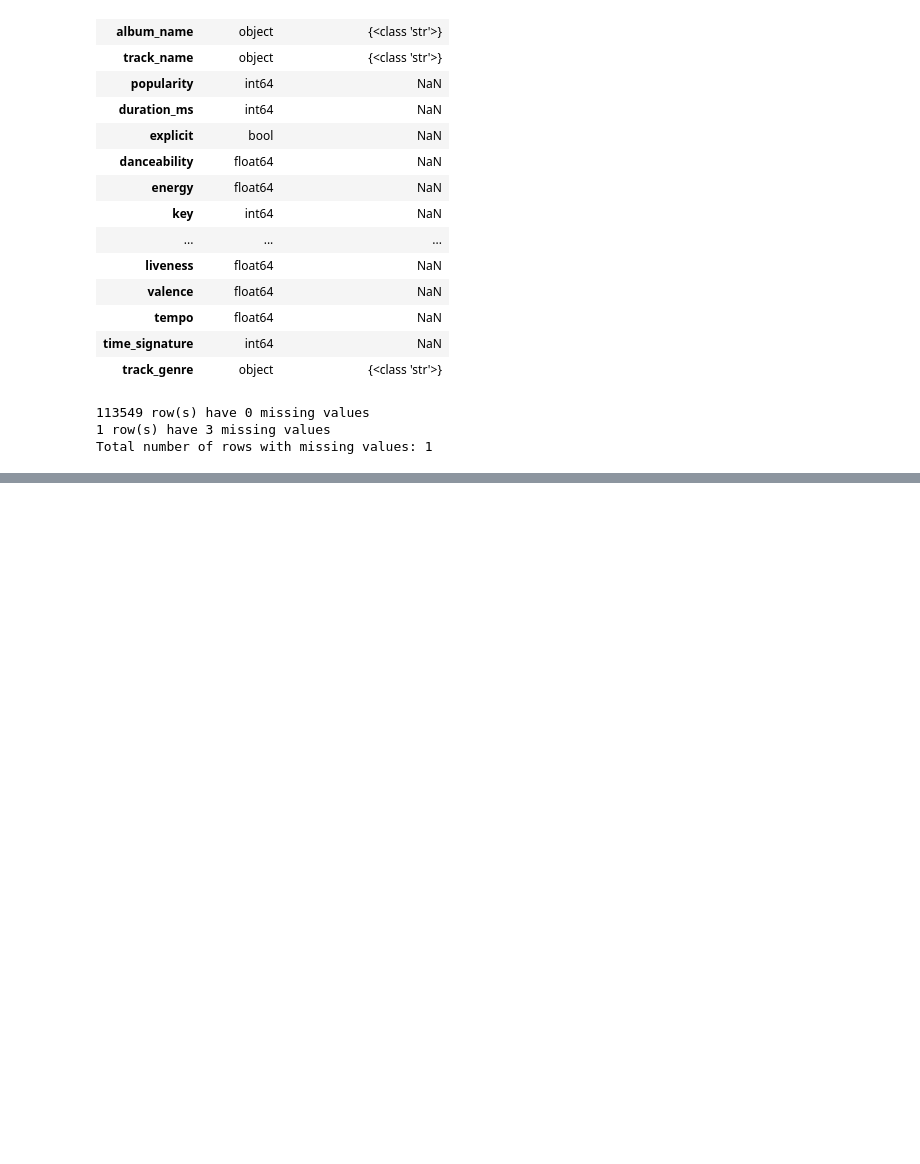
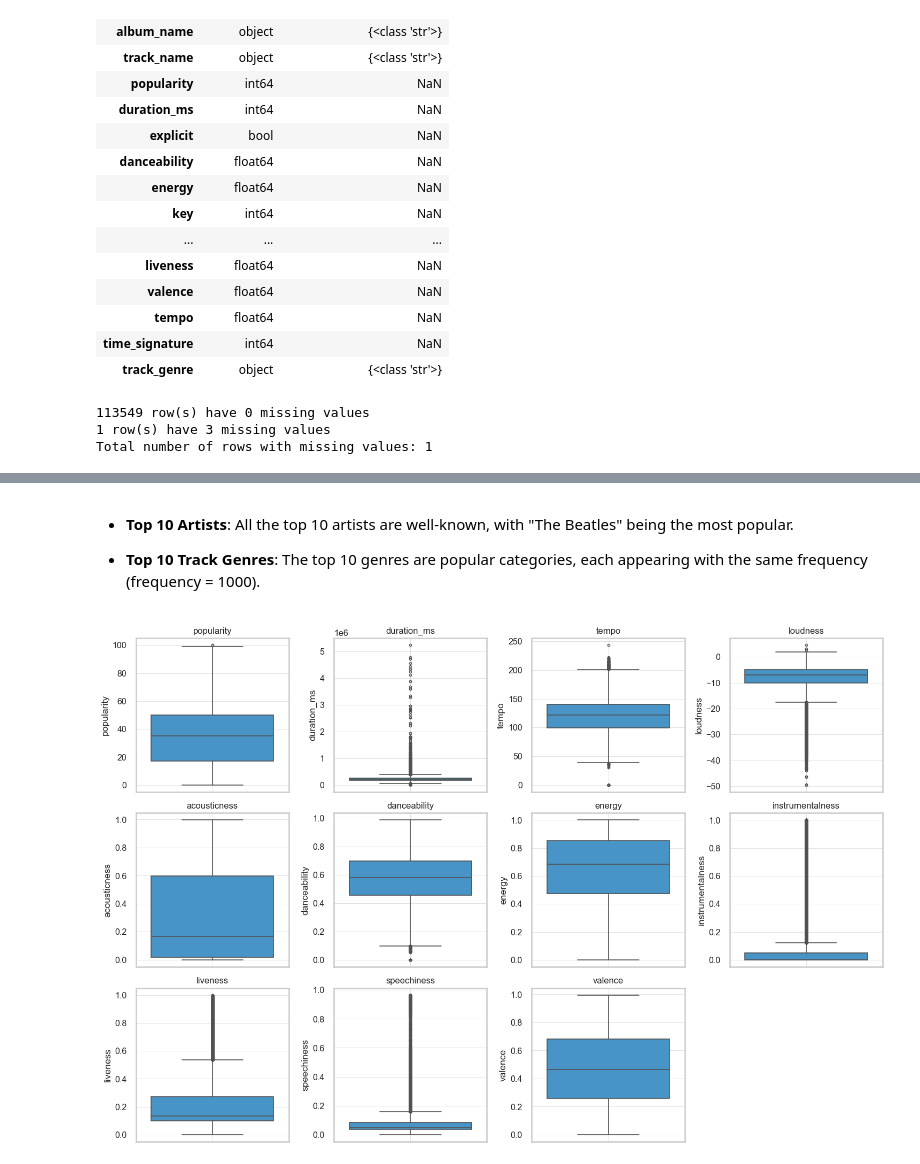
Before and after one commit to Praveen-Rangavajhula/spotify-genre-prediction, a Jupyter notebook: notebooks/1-EDA-Spotify.ipynb, the cells around one changed output, grey strips where cells are left out. Drawn from its saved outputs; the diff is of its cells as text; code cells hidden in the pictures; blank space fills up the shorter version.

```diff
--- a/notebooks/1-EDA-Spotify.ipynb
+++ b/notebooks/1-EDA-Spotify.ipynb
@@ -132,0 +365,32 @@ Total number of rows with missing values: 1
+# %% [markdown]
+- **Top 10 Artists**: All the top 10 artists are well-known, with "The Beatles" being the most popular.
+
+- **Top 10 Track Genres**: The top 10 genres are popular categories, each appearing with the same frequency (frequency = 1000).
+# %%
+# Box plots for numerical columns
+
+import seaborn as sns
+import matplotlib.pyplot as plt
+
+# Set the consistent Seaborn theme and style with the preferred settings
+sns.set_theme(style="whitegrid")
+sns.set_context("talk", font_scale=0.7)
+
+# Define numerical columns for boxplot
+columns = ['popularity', 'duration_ms', 'tempo', 'loudness', 'acousticness',
+           'danceability', 'energy', 'instrumentalness', 'liveness', 'speechiness', 'valence']
+
+# Create subplots for the boxplots
+fig, axes = plt.subplots(nrows=3, ncols=4, figsize=(15, 10))
+for i, col in enumerate(columns):
+    sns.boxplot(y=col, data=num_cols, ax=axes[i // 4, i % 4], color="#3498db", fliersize=3, linewidth=1.2)
+    axes[i // 4, i % 4].set_title(col, fontsize=12)
+    axes[i // 4, i % 4].grid(linestyle='-', linewidth=0.5, alpha=0.8)
+
+# Remove the extra empty subplot if any
+fig.delaxes(axes[2, 3])  # This removes the 12th plot if there's no data for it
+
+plt.tight_layout()
+plt.show()
+# %% [output]
+[figure, added]
```
Also changed, not shown: parts of 14 cells of this notebook.
